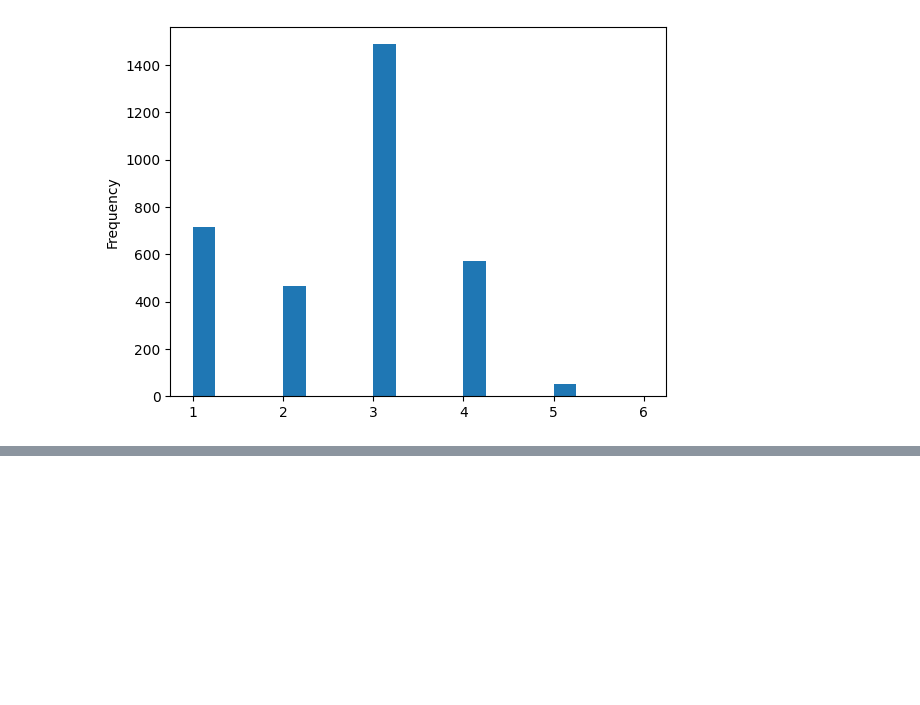
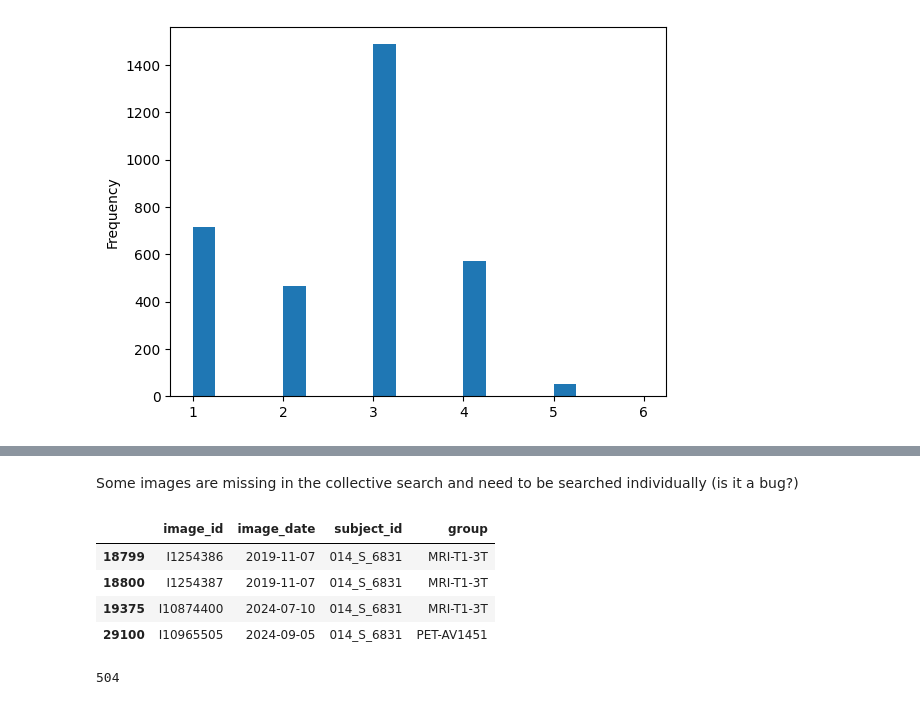
Before and after one commit to abhatfnal/adni-mri-classification, a Jupyter notebook: data/preprocessing_multimodal/build_csv.ipynb, the cells around one changed output, grey strips where cells are left out. Cells and saved outputs as stored; diff of their text form; code cells hidden in the pictures; blank space fills up the shorter version.

```diff
--- a/data/preprocessing_multimodal/build_csv.ipynb
+++ b/data/preprocessing_multimodal/build_csv.ipynb
@@ -75,0 +143,2 @@ df_multimodal.groupby("subject_id").nunique()["group"].plot.hist(bins=20)
+# %% [markdown]
+Some images are missing in the collective search and need to be searched individually (is it a bug?)
@@ -75,0 +157,16 @@ df_multimodal.groupby("subject_id").nunique()["group"].plot.hist(bins=20)
+# %%
+import pandas as pd
+
+df = pd.read_csv("./csv/dataset_multimodal.csv")
+# %%
+df[ df["subject_id"] == "014_S_6831"]
+# %% [output]
+|  | image_id | image_date | subject_id | group |
+| 18799 | I1254386 | 2019-11-07 | 014_S_6831 | MRI-T1-3T |
+| 18800 | I1254387 | 2019-11-07 | 014_S_6831 | MRI-T1-3T |
+| 19375 | I10874400 | 2024-07-10 | 014_S_6831 | MRI-T1-3T |
+| 29100 | I10965505 | 2024-09-05 | 014_S_6831 | PET-AV1451 |
+# %%
+sorted(df["subject_id"].unique().tolist()).index("014_S_6831")
+# %% [output]
+504
```
Also changed, not shown: parts of 14 cells of this notebook, 46 other files.
